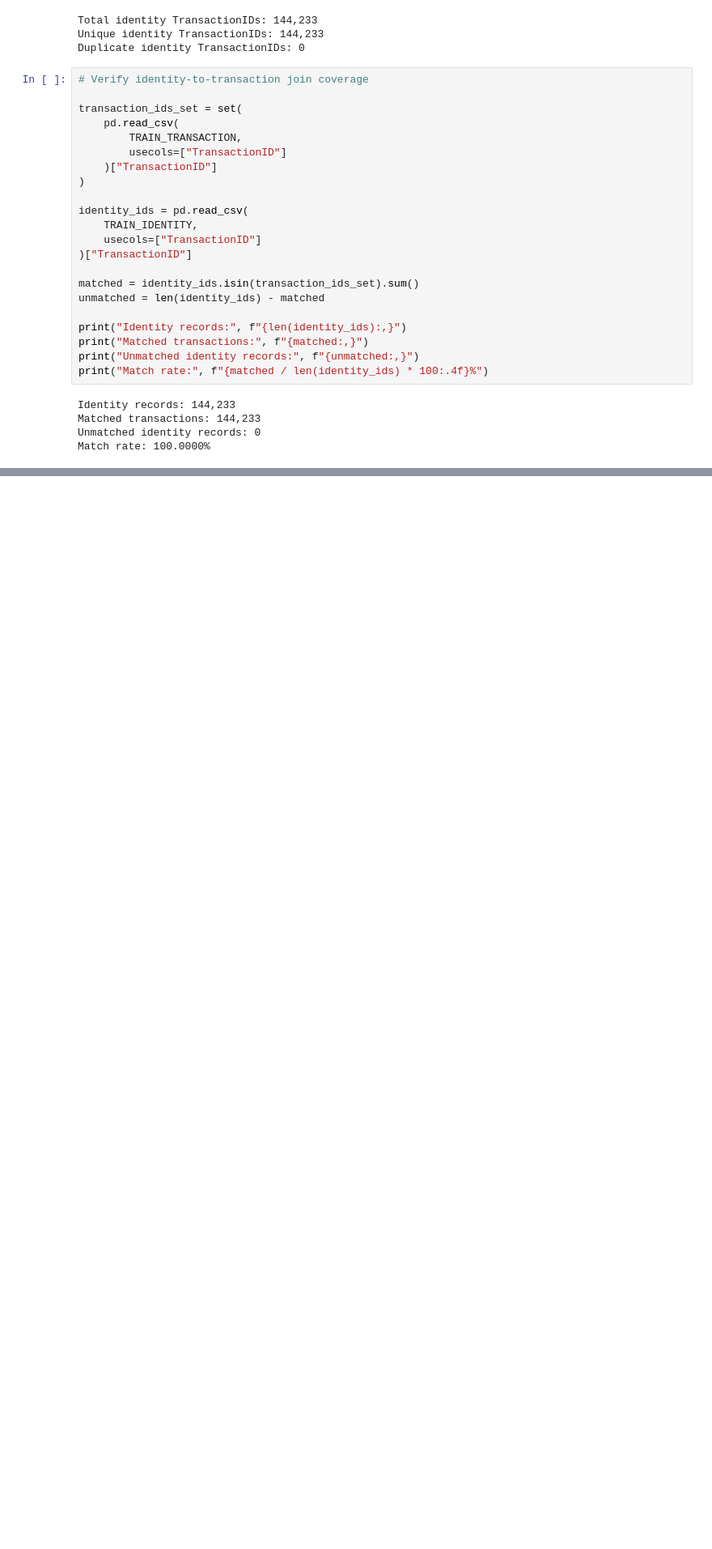
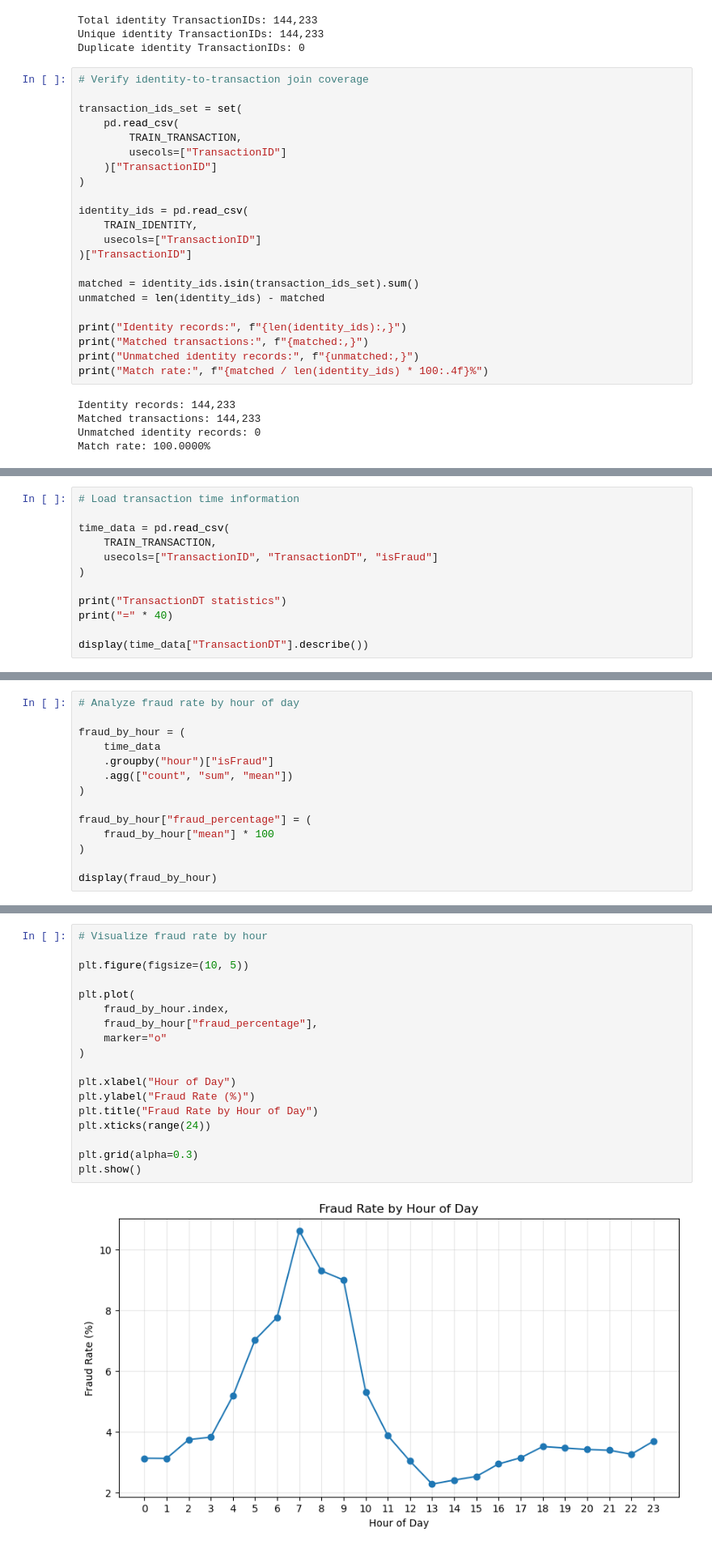
Before and after one commit to Ayushkumar20045/FraudGuard, a Jupyter notebook: notebooks/01_dataset_audit.ipynb, the cells around one changed output, grey strips where cells are left out. Shown at 81% size. Drawn from its saved outputs; the diff is of its cells as text; blank space fills up the shorter version.

```diff
--- a/notebooks/01_dataset_audit.ipynb
+++ b/notebooks/01_dataset_audit.ipynb
@@ -596,0 +781,12 @@ Match rate: 100.0000%
+# %%
+# Load transaction time information
+
+time_data = pd.read_csv(
+    TRAIN_TRANSACTION,
+    usecols=["TransactionID", "TransactionDT", "isFraud"]
+)
+
+print("TransactionDT statistics")
+print("=" * 40)
+
+display(time_data["TransactionDT"].describe())
@@ -596,0 +845,14 @@ Match rate: 100.0000%
+# %%
+# Analyze fraud rate by hour of day
+
+fraud_by_hour = (
+    time_data
+    .groupby("hour")["isFraud"]
+    .agg(["count", "sum", "mean"])
+)
+
+fraud_by_hour["fraud_percentage"] = (
+    fraud_by_hour["mean"] * 100
+)
+
+display(fraud_by_hour)
@@ -596,0 +878,20 @@ Match rate: 100.0000%
+# %%
+# Visualize fraud rate by hour
+
+plt.figure(figsize=(10, 5))
+
+plt.plot(
+    fraud_by_hour.index,
+    fraud_by_hour["fraud_percentage"],
+    marker="o"
+)
+
+plt.xlabel("Hour of Day")
+plt.ylabel("Fraud Rate (%)")
+plt.title("Fraud Rate by Hour of Day")
+plt.xticks(range(24))
+
+plt.grid(alpha=0.3)
+plt.show()
+# %% [output]
+[figure, added]
```
Also changed, not shown: parts of 48 cells of this notebook, 1 other file.
